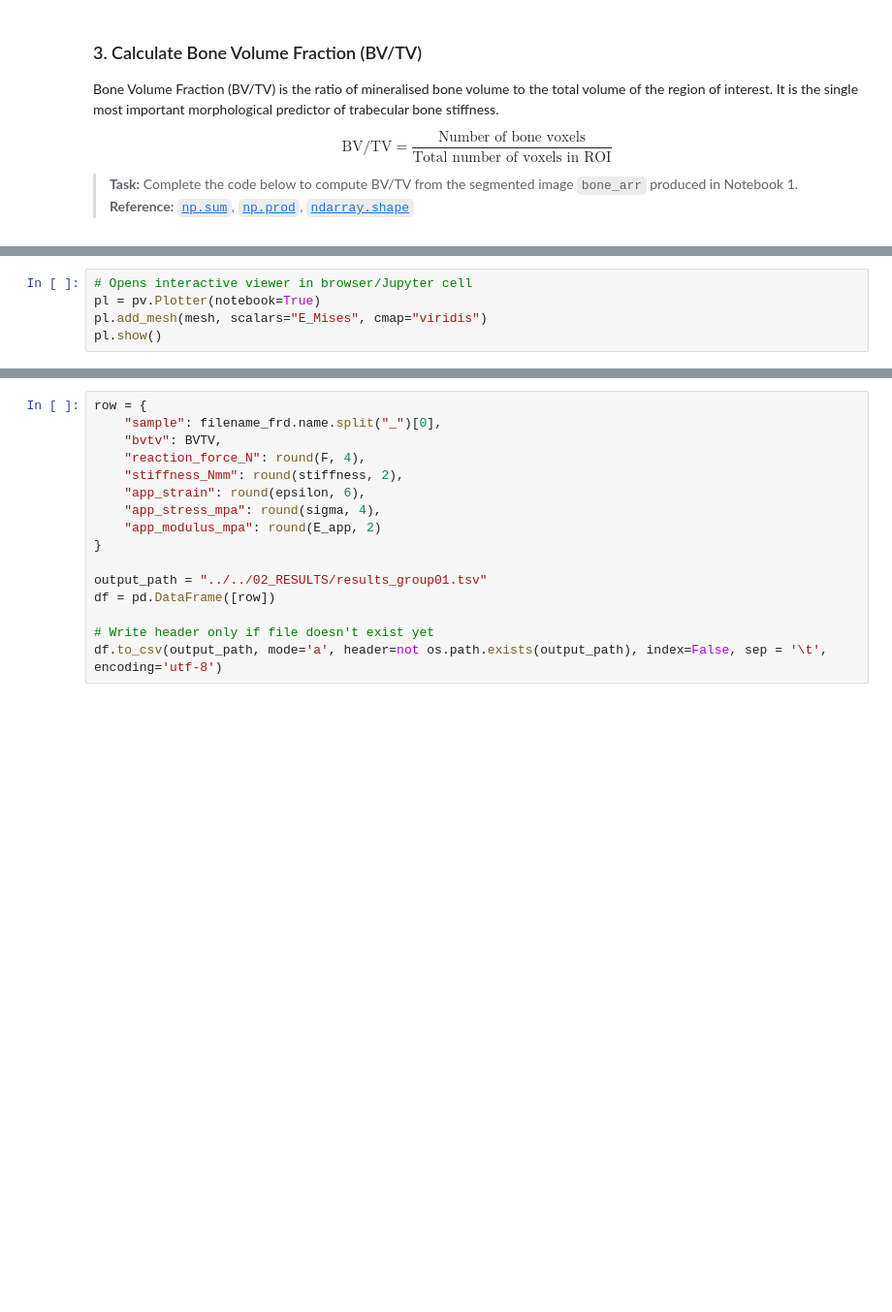
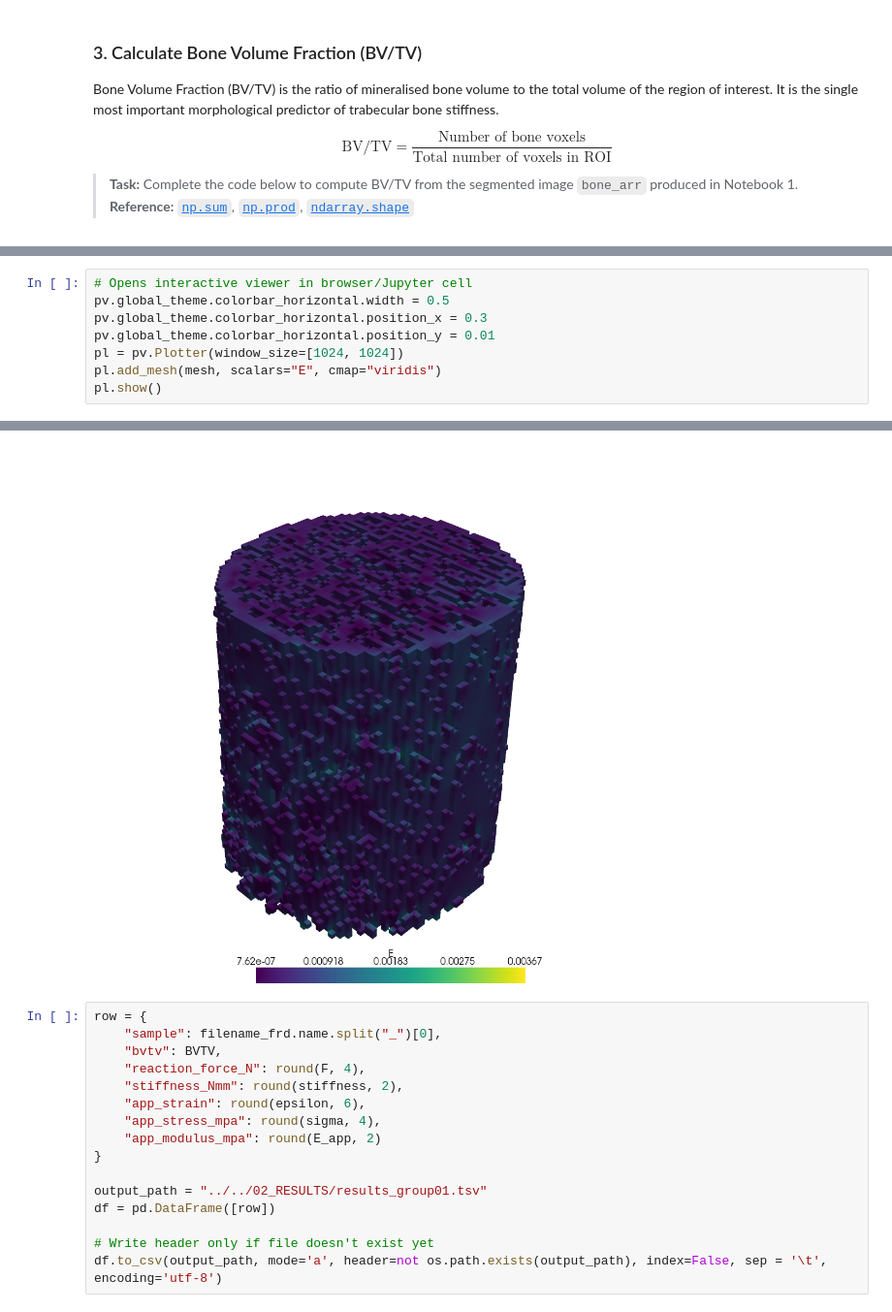
Before and after one commit to artorg-unibe-ch/MSB_BMELab, a Jupyter notebook: 114-MorphologyElasticityTrabecularBone/muFE/01_CODE/tutorial/04_postprocessing.ipynb, the cells around one changed output, grey strips where cells are left out. Shown at 97% size. Saved outputs shown, nothing was run; the diff lists cells and outputs as text; blank space fills up the shorter version.

```diff
--- a/114-MorphologyElasticityTrabecularBone/muFE/01_CODE/tutorial/04_postprocessing.ipynb
+++ b/114-MorphologyElasticityTrabecularBone/muFE/01_CODE/tutorial/04_postprocessing.ipynb
@@ -112,5 +125,9 @@ print(mesh.array_names)  # shows available scalar arrays
 # %%
 # Opens interactive viewer in browser/Jupyter cell
-pl = pv.Plotter(notebook=True)
-pl.add_mesh(mesh, scalars="E_Mises", cmap="viridis")
+pv.global_theme.colorbar_horizontal.width = 0.5
+pv.global_theme.colorbar_horizontal.position_x = 0.3
+pv.global_theme.colorbar_horizontal.position_y = 0.01
+pl = pv.Plotter(window_size=[1024, 1024])
+pl.add_mesh(mesh, scalars="E", cmap="viridis")
 pl.show()
+# %% [output]
@@ -117,3 +151,4 @@ pl.show()
+[figure, added]
 # %%
 row = {
     "sample": filename_frd.name.split("_")[0],
```
Also changed, not shown: parts of 5 cells of this notebook, 19 other files.
